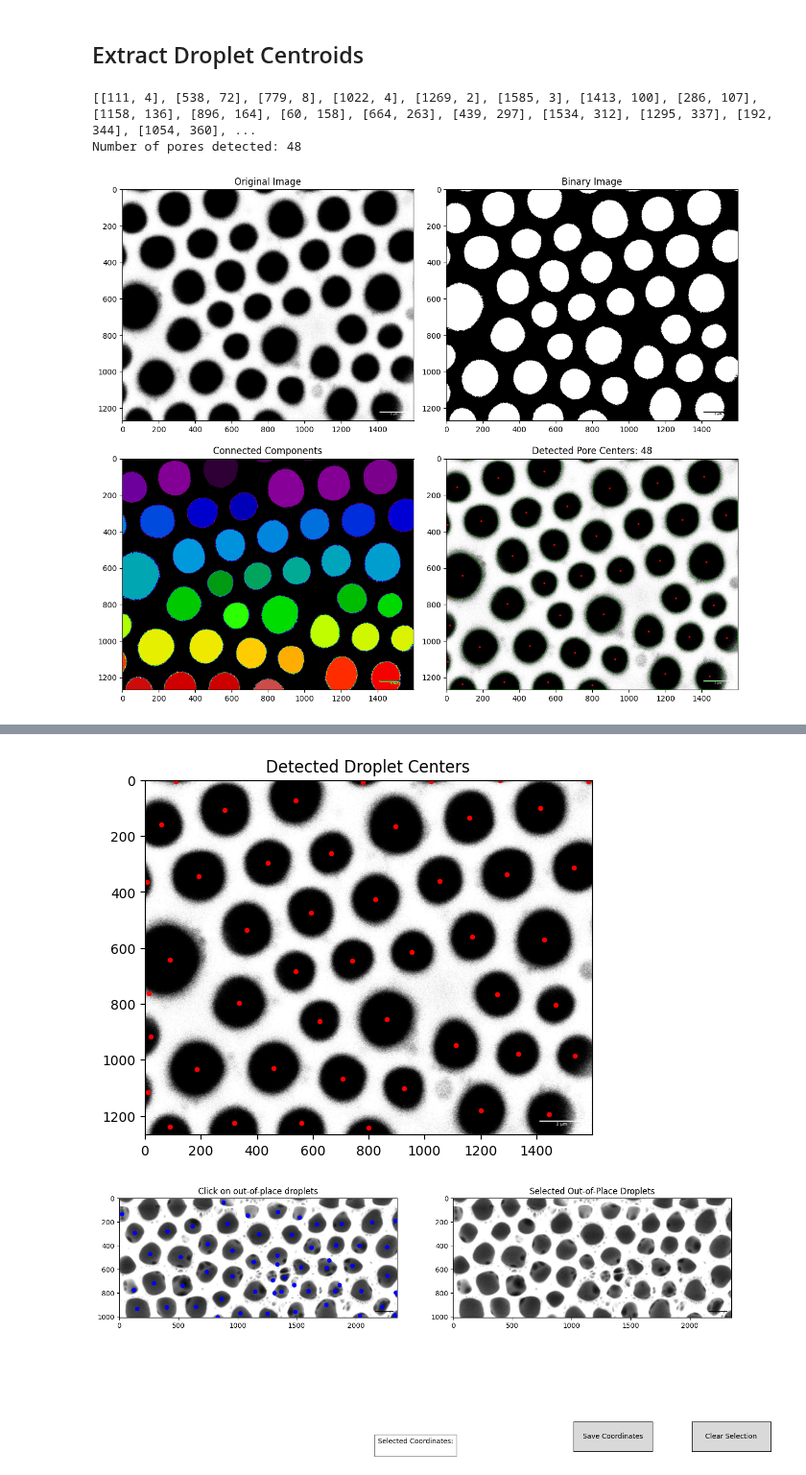
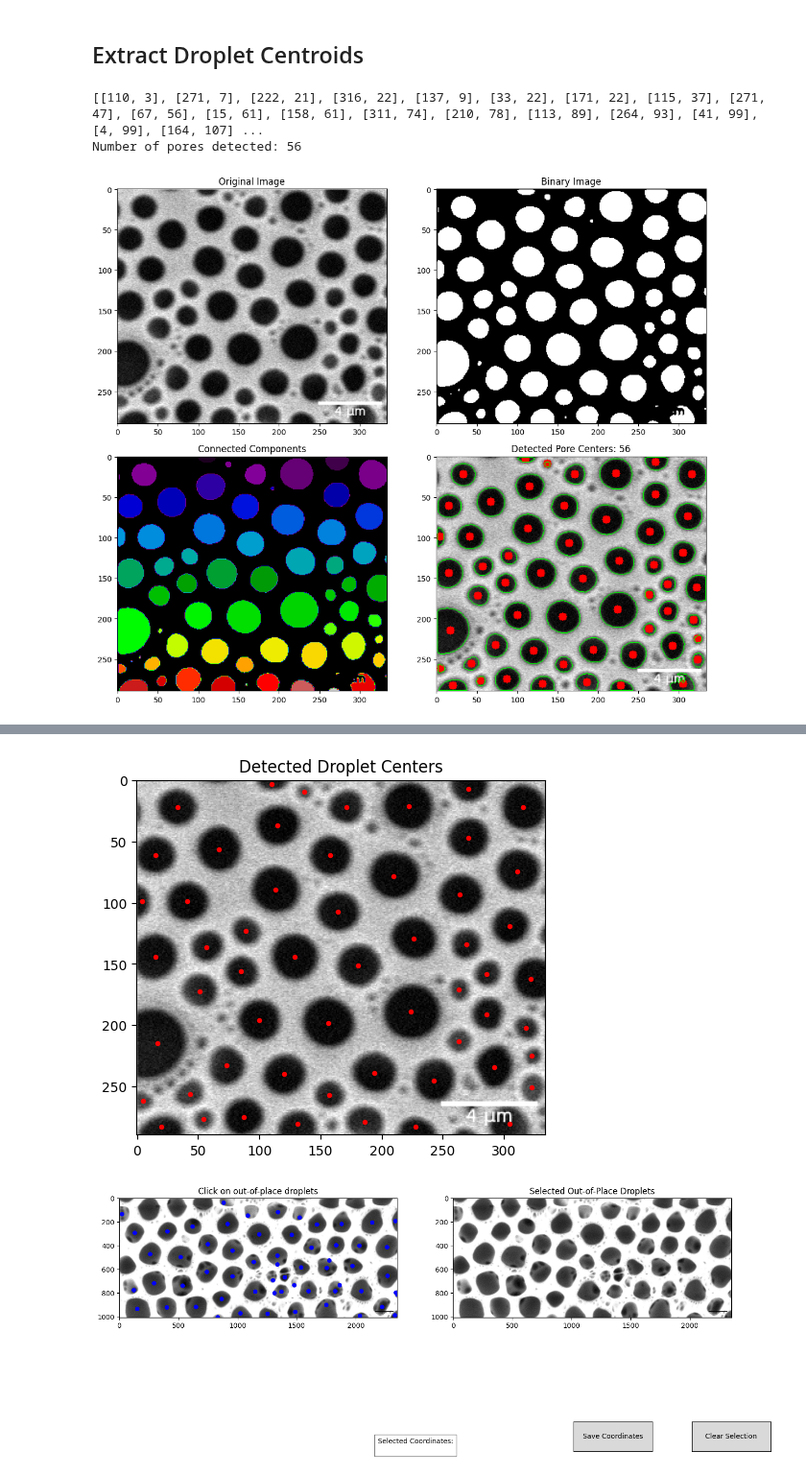
Before and after one commit to lemontang3/Python_Physics, a Jupyter notebook: Voronoi_Analysis.ipynb, the cells around one changed output, grey strips where cells are left out. Shown at 96% size. Saved outputs shown, nothing was run; the diff lists cells and outputs as text; code cells hidden in the pictures.

```diff
--- a/Voronoi_Analysis.ipynb
+++ b/Voronoi_Analysis.ipynb
@@ -7,7 +7,7 @@ import numpy as np
 import matplotlib.pyplot as plt
 from skimage import measure
 
-image_path = 'sample2A.jpg'
+image_path = 'sample2A.png'
 image = cv2.imread(image_path, cv2.IMREAD_GRAYSCALE)
 
 # Preprocess the image (thresholding to highlight pores)
@@ -44,7 +47,7 @@ import numpy as np
 import matplotlib.pyplot as plt
 
 # Load the image
-image_path = "sample10B.png"  # Update with your image path if needed
+image_path = "sample2A.png"  # Update with your image path if needed
 image = cv2.imread(image_path, cv2.IMREAD_GRAYSCALE)
 
 # Apply Gaussian blur to reduce noise
@@ -105,33 +108,33 @@ plt.title('Original Image')
 plt.subplot(2, 2, 2)
 plt.imshow(binary, cmap='gray')
 plt.title('Binary Image')
 
 # Labeled components (color-coded)
 plt.subplot(2, 2, 3)
 plt.imshow(labels, cmap='nipy_spectral')
 plt.title('Connected Components')
 
 # Final result with centers
 plt.subplot(2, 2, 4)
 plt.imshow(cv2.cvtColor(output_image, cv2.COLOR_BGR2RGB))
 plt.title(f'Detected Pore Centers: {len(filtered_centroids)}')
 
 plt.tight_layout()
 plt.savefig('improved_pore_detection.png', dpi=300)
 plt.show()
 
 # Save the results
 np.save('pore_centroids.npy', filtered_centroids)
 cv2.imwrite('pore_centers.png', output_image)
 
 # Also create a simple visualization showing just the original image with centers
 plt.figure(figsize=(10, 8))
 plt.imshow(image, cmap='gray')
 plt.scatter(filtered_centroids[:, 0], filtered_centroids[:, 1], c='red', s=30)
 plt.title('Detected Droplet Centers')
 plt.savefig('droplet_centers.png', dpi=300)
 plt.show()
 # %% [output]
-[[111, 4], [538, 72], [779, 8], [1022, 4], [1269, 2], [1585, 3], [1413, 100], [286, 107], [1158, 136], [896, 164], [60, 158], [664, 263], [439, 297], [1534, 312], [1295, 337], [192, 344], [1054, 360], ...
-Number of pores detected: 48
+[[110, 3], [271, 7], [222, 21], [316, 22], [137, 9], [33, 22], [171, 22], [115, 37], [271, 47], [67, 56], [15, 61], [158, 61], [311, 74], [210, 78], [113, 89], [264, 93], [41, 99], [4, 99], [164, 107] ...
+Number of pores detected: 56
-[figure, old version]
+[figure, new version]
@@ -142,7 +145,7 @@ import numpy as np
 import matplotlib.pyplot as plt
 
 # Load the image in grayscale
-image_path = "sample10B.png"  # Update with your image path if needed
+image_path = "sample2A.png"  # Update with your image path if needed
 image = cv2.imread(image_path, cv2.IMREAD_GRAYSCALE)
 
 # Apply median blur to reduce noise
@@ -173,8 +176,7 @@ for cnt in contours:
         cy = int(M["m01"] / M["m00"])
         centroids.append([cx, cy])
 # Convert to NumPy array
-centroids =np.array([[111, 4], [538, 72], [779, 8], [1022, 4], [1269, 2], [1585, 3], [1413, 100], [286, 107], [1158, 136], [896, 164], [60, 158], [664, 263], [439, 297], [1534, 312], [1295, 337], [192, 344], [1054, 360], [8, 364], [823, 426], [592, 474], [364, 535], [1426, 569], [1171, 561], [90, 643], [955, 616], [740, 644], [538, 684], [1259, 767], [336, 798], [1467, 805], [863, 855], [13, 762], [624, 861], [21, 915], [1110, 949], [1333, 979], [1538, 985], [184, 1034], [459, 1029], [706, 1066], [926, 1102], [9, 1115], [1201, 1182], [1444, 1195], [318, 1226], [559, 1227], [89, 1238], [801, 1243]]
-
+centroids =np.array([[110, 3], [271, 7], [222, 21], [316, 22], [137, 9], [33, 22], [171, 22], [115, 37], [271, 47], [67, 56], [15, 61], [158, 61], [311, 74], [210, 78], [113, 89], [264, 93], [41, 99], [4, 99], [164, 107], [305, 119], [226, 129], [89, 123], [57, 136], [269, 134], [15, 144], [129, 144], [181, 151], [85, 156], [322, 162], [286, 158], [51, 172], [263, 171], [224, 189], [156, 198], [286, 191], [100, 196], [17, 215], [318, 202], [263, 213], [73, 233], [292, 234], [323, 225], [194, 239], [120, 240], [243, 245], [323, 251], [43, 256], [157, 257], [5, 262], [87, 275], [186, 279], [305, 281], [54, 277], [131, 281], [20, 283], [228, 283]]
 )
 
 # Step 5: Plot the results
@@ -183,7 +185,7 @@ plt.scatter(centroids[:, 0], centroids[:, 1], c='red', s=8)
 plt.title('Detected Droplet Centers')
 plt.show()
 # %% [output]
-[figure, old version]
+[figure, new version]
 # %%
 import cv2
 import numpy as np
```
Also changed, not shown: parts of 9 cells of this notebook, 4 other files.
